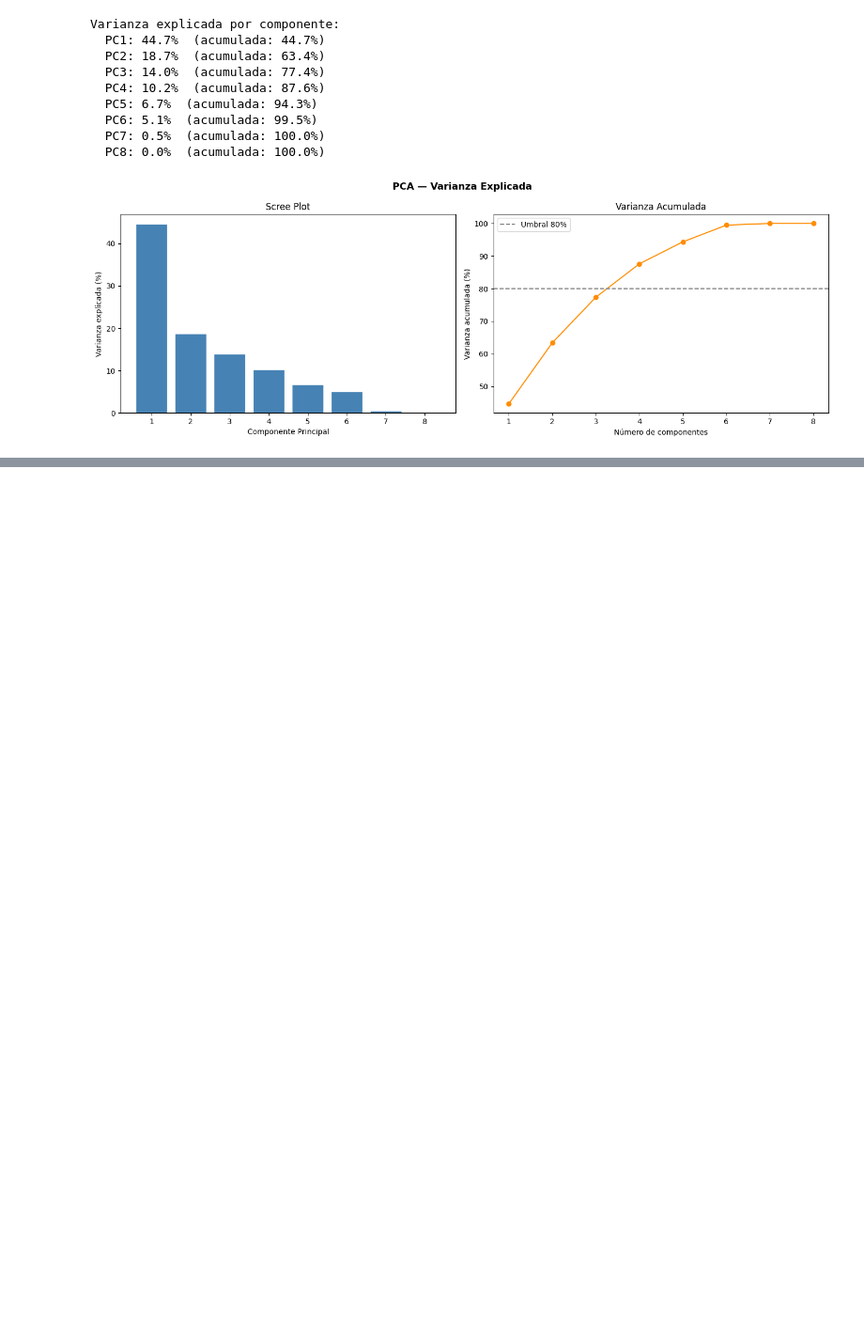
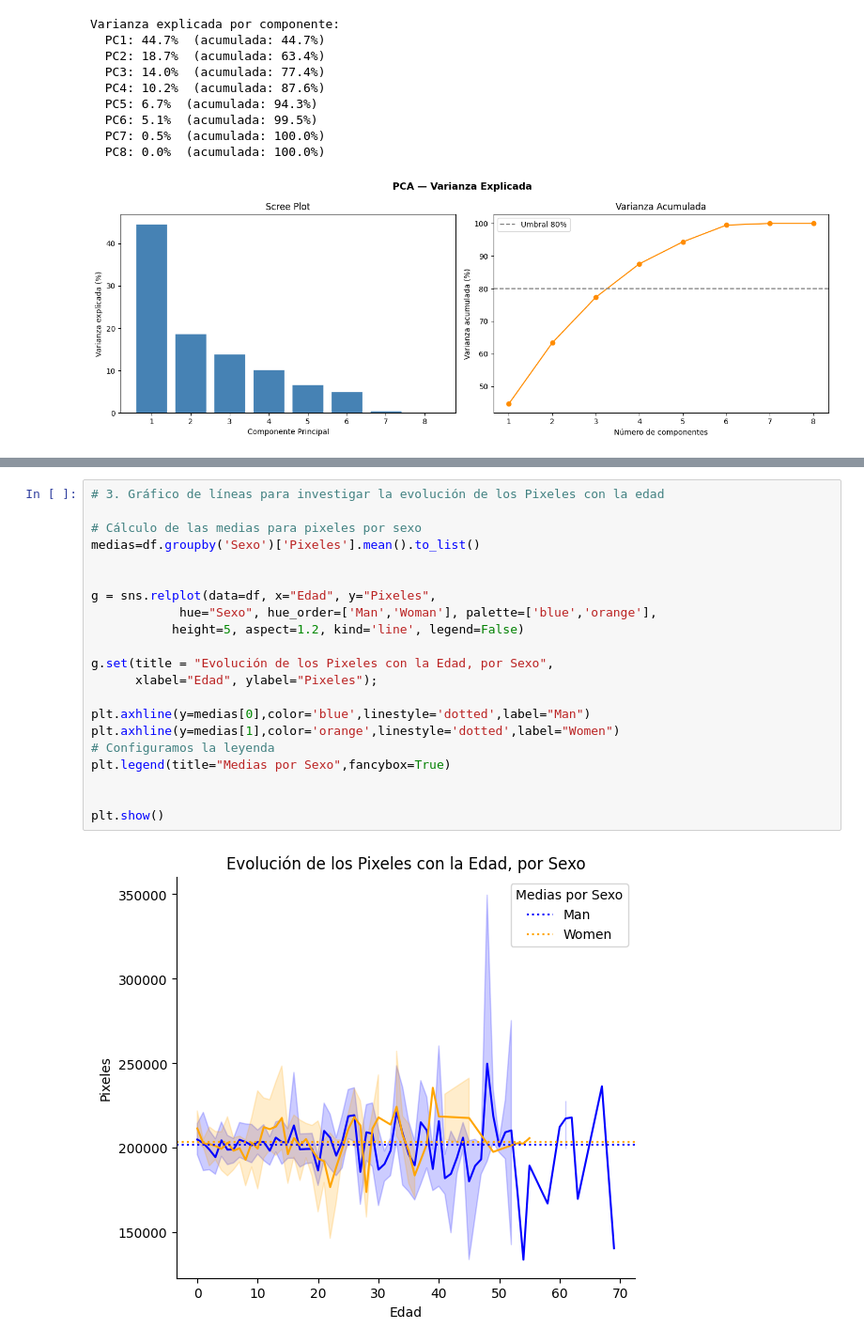
Before and after one commit to ZTARSNOVA/EDA-FGNET, a Jupyter notebook: FGNET_Avance2.ipynb, the cells around one changed output, grey strips where cells are left out. Shown at 94% size. Drawn from its saved outputs; the diff is of its cells as text; blank space fills up the shorter version.

```diff
--- a/FGNET_Avance2.ipynb
+++ b/FGNET_Avance2.ipynb
@@ -1028,0 +1047,23 @@ Varianza explicada por componente:
+# %%
+# 3. Gráfico de líneas para investigar la evolución de los Pixeles con la edad
+
+# Cálculo de las medias para pixeles por sexo
+medias=df.groupby('Sexo')['Pixeles'].mean().to_list()
+
+
+g = sns.relplot(data=df, x="Edad", y="Pixeles",
+            hue="Sexo", hue_order=['Man','Woman'], palette=['blue','orange'],
+           height=5, aspect=1.2, kind='line', legend=False)
+
+g.set(title = "Evolución de los Pixeles con la Edad, por Sexo",
+      xlabel="Edad", ylabel="Pixeles");
+
+plt.axhline(y=medias[0],color='blue',linestyle='dotted',label="Man")
+plt.axhline(y=medias[1],color='orange',linestyle='dotted',label="Women")
+# Configuramos la leyenda
+plt.legend(title="Medias por Sexo",fancybox=True)
+
+
+plt.show()
+# %% [output]
+[figure, added]
```
Also changed, not shown: parts of 11 cells of this notebook.
